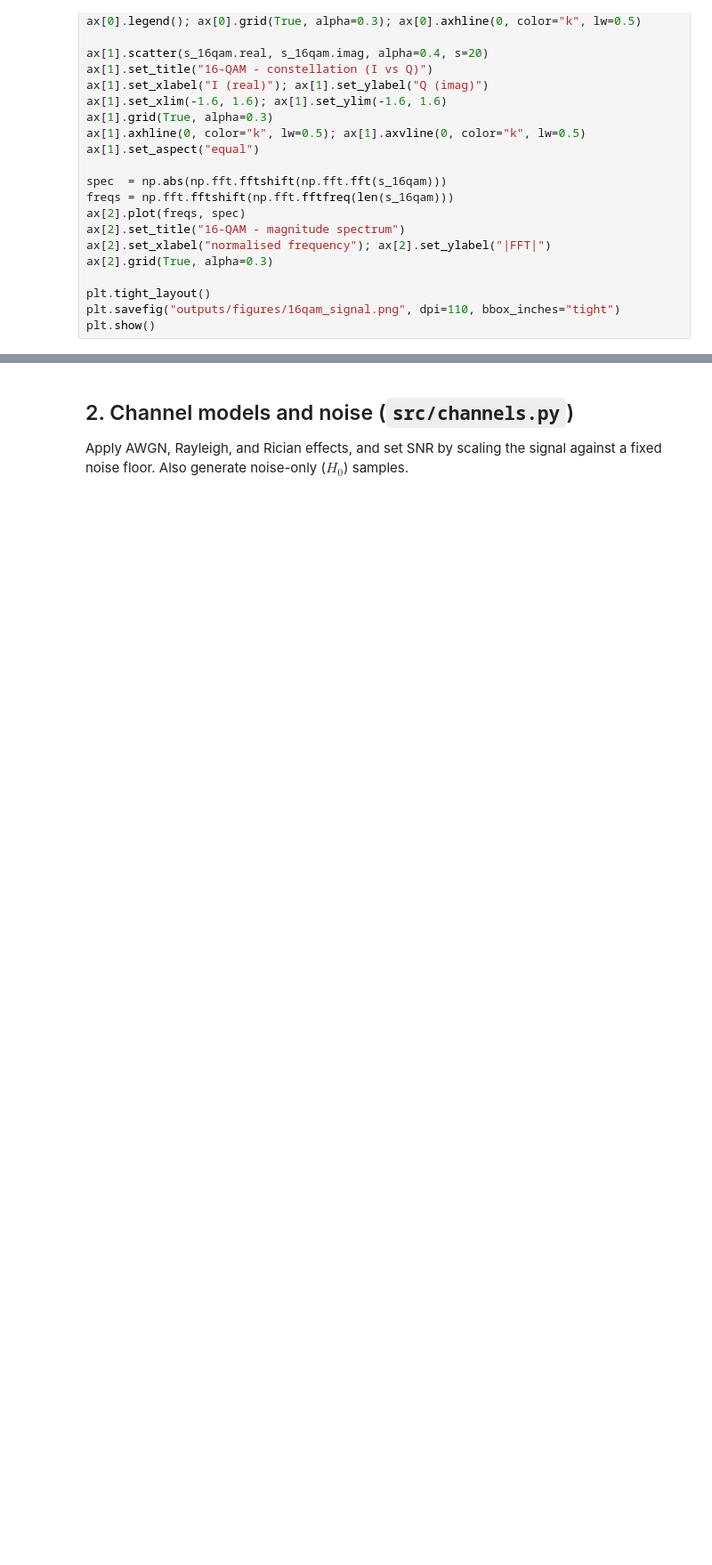
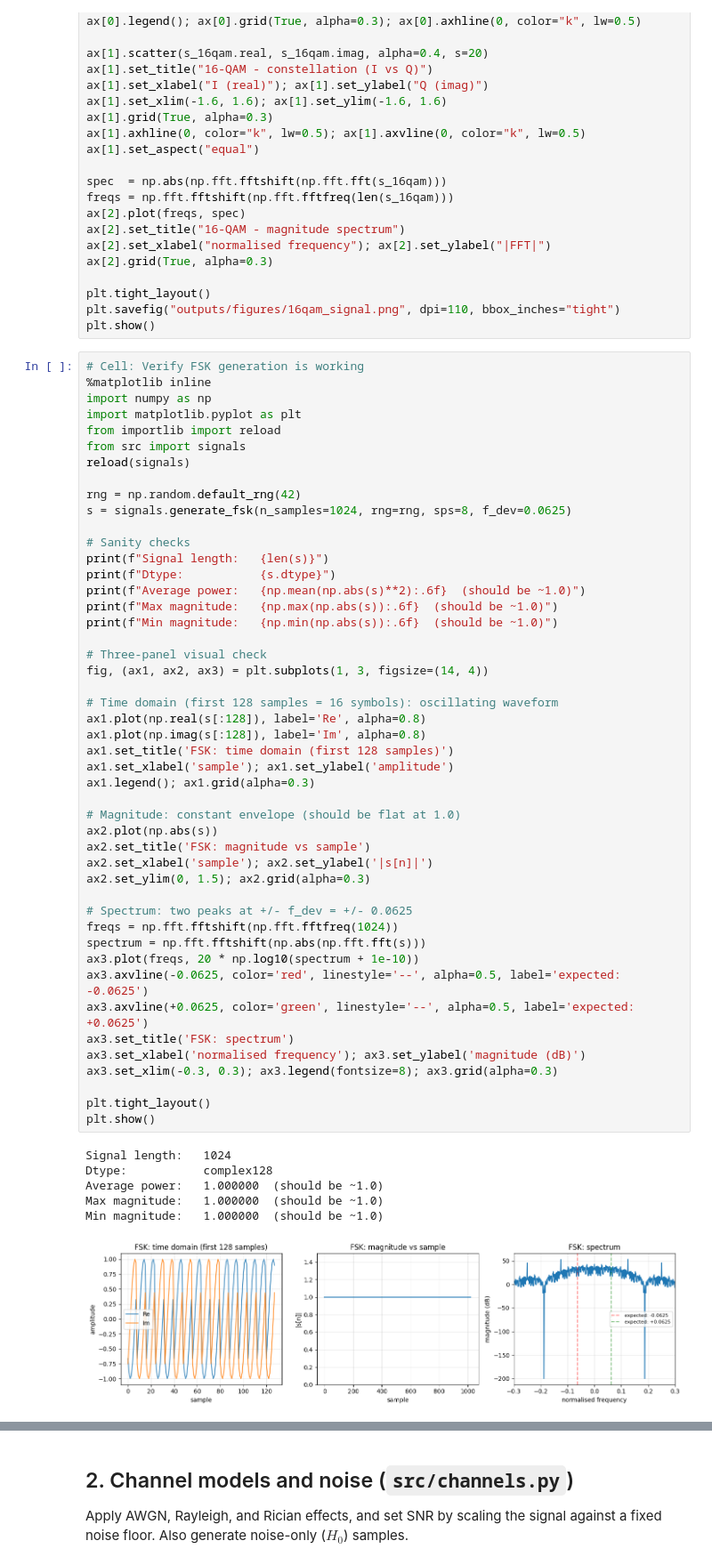
Before and after one commit to TherealJayDev/robust-ml-spectrum-sensing, a Jupyter notebook: notebook.ipynb, the cells around one changed output, grey strips where cells are left out. Shown at 89% size. Saved outputs shown, nothing was run; the diff lists cells and outputs as text; blank space fills up the shorter version.

```diff
--- a/notebook.ipynb
+++ b/notebook.ipynb
@@ -270,6 +277,60 @@ ax[2].grid(True, alpha=0.3)
 plt.tight_layout()
 plt.savefig("outputs/figures/16qam_signal.png", dpi=110, bbox_inches="tight")
 plt.show()
+# %%
+# Cell: Verify FSK generation is working
+%matplotlib inline
+import numpy as np
+import matplotlib.pyplot as plt
+from importlib import reload
+from src import signals
+reload(signals)
+
+rng = np.random.default_rng(42)
+s = signals.generate_fsk(n_samples=1024, rng=rng, sps=8, f_dev=0.0625)
+
+# Sanity checks
+print(f"Signal length:   {len(s)}")
+print(f"Dtype:           {s.dtype}")
+print(f"Average power:   {np.mean(np.abs(s)**2):.6f}  (should be ~1.0)")
+print(f"Max magnitude:   {np.max(np.abs(s)):.6f}  (should be ~1.0)")
+print(f"Min magnitude:   {np.min(np.abs(s)):.6f}  (should be ~1.0)")
+
+# Three-panel visual check
+fig, (ax1, ax2, ax3) = plt.subplots(1, 3, figsize=(14, 4))
+
+# Time domain (first 128 samples = 16 symbols): oscillating waveform
+ax1.plot(np.real(s[:128]), label='Re', alpha=0.8)
+ax1.plot(np.imag(s[:128]), label='Im', alpha=0.8)
+ax1.set_title('FSK: time domain (first 128 samples)')
+ax1.set_xlabel('sample'); ax1.set_ylabel('amplitude')
+ax1.legend(); ax1.grid(alpha=0.3)
+
+# Magnitude: constant envelope (should be flat at 1.0)
+ax2.plot(np.abs(s))
+ax2.set_title('FSK: magnitude vs sample')
+ax2.set_xlabel('sample'); ax2.set_ylabel('|s[n]|')
+ax2.set_ylim(0, 1.5); ax2.grid(alpha=0.3)
+
+# Spectrum: two peaks at +/- f_dev = +/- 0.0625
+freqs = np.fft.fftshift(np.fft.fftfreq(1024))
+spectrum = np.fft.fftshift(np.abs(np.fft.fft(s)))
+ax3.plot(freqs, 20 * np.log10(spectrum + 1e-10))
+ax3.axvline(-0.0625, color='red', linestyle='--', alpha=0.5, label='expected: -0.0625')
+ax3.axvline(+0.0625, color='green', linestyle='--', alpha=0.5, label='expected: +0.0625')
+ax3.set_title('FSK: spectrum')
+ax3.set_xlabel('normalised frequency'); ax3.set_ylabel('magnitude (dB)')
+ax3.set_xlim(-0.3, 0.3); ax3.legend(fontsize=8); ax3.grid(alpha=0.3)
+
+plt.tight_layout()
+plt.show()
+# %% [output]
+Signal length:   1024
+Dtype:           complex128
+Average power:   1.000000  (should be ~1.0)
+Max magnitude:   1.000000  (should be ~1.0)
+Min magnitude:   1.000000  (should be ~1.0)
+[figure, added]
 # %% [markdown]
 ### 1.5 Side-by-side comparison of all four modulations
 
```
Also changed, not shown: parts of 20 cells of this notebook, 14 other files.
